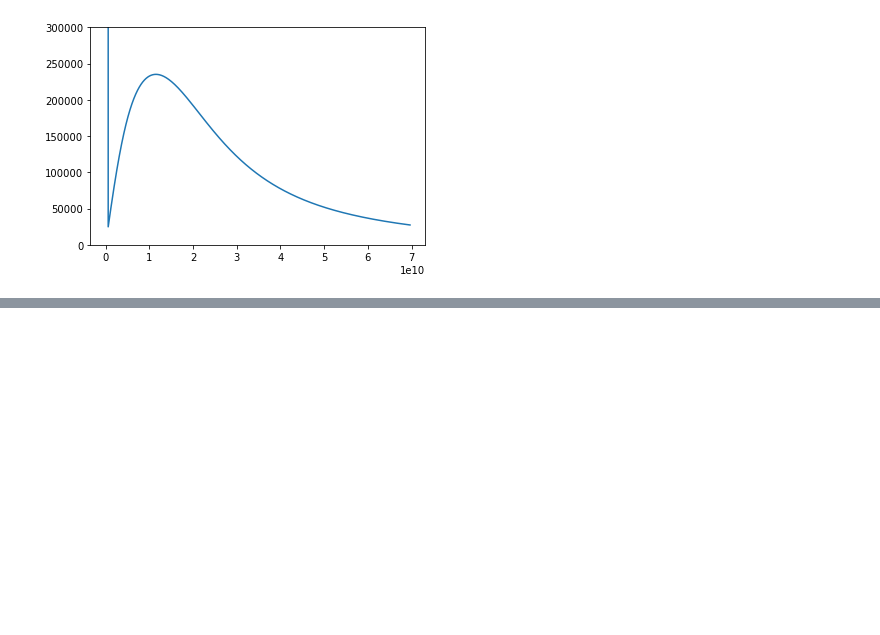
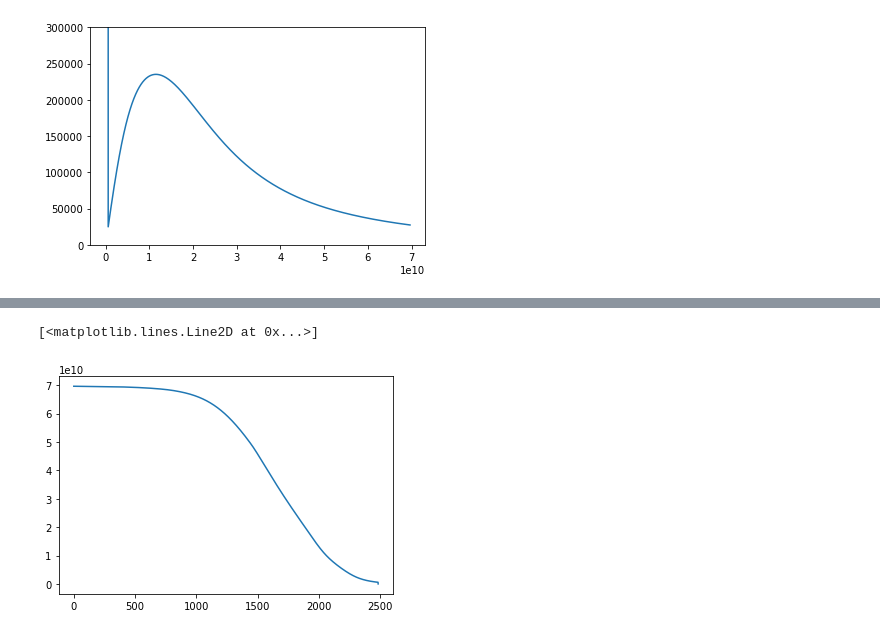
Before and after one commit to illorenzo7/Research_Notes, a Jupyter notebook: Model_S/Text_to_Binary.ipynb, the cells around one changed output, grey strips where cells are left out. Saved outputs shown, nothing was run; the diff lists cells and outputs as text; code cells hidden in the pictures; blank space fills up the shorter version.

```diff
--- a/Model_S/Text_to_Binary.ipynb
+++ b/Model_S/Text_to_Binary.ipynb
@@ -187,0 +228,5 @@ di.pr = di.nu/di.kappa
+# %%
+plt.plot(di.rr)
+# %% [output]
+[<matplotlib.lines.Line2D at 0x...>]
+[figure, added]
```
Also changed, not shown: parts of 13 cells of this notebook, 1 other file.
